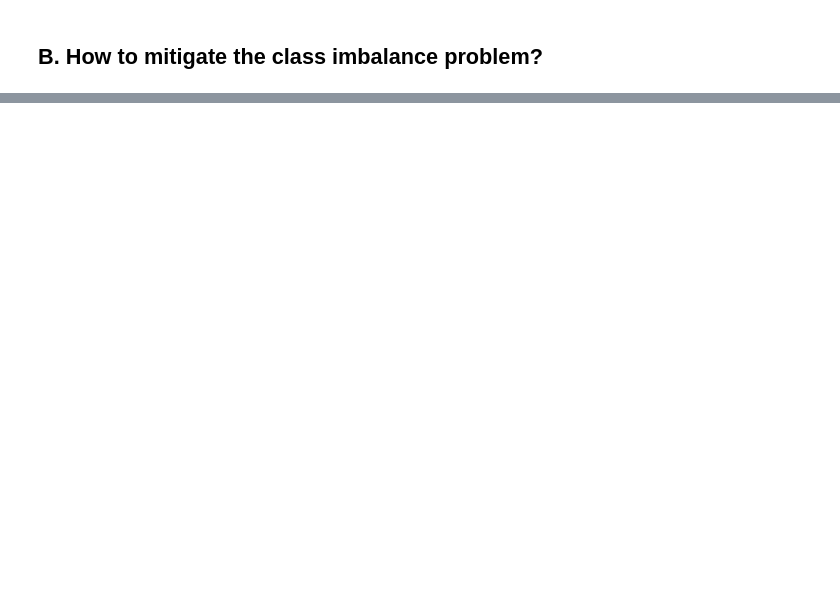
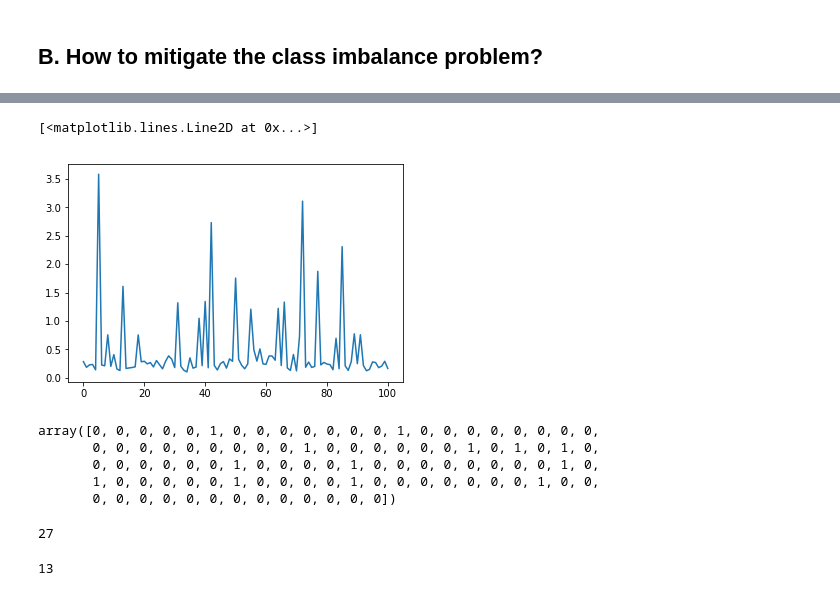
Before and after one commit to MhDia/MLteaching, a Jupyter notebook: ClassImbalanceOverview.ipynb, the cells around one changed output, grey strips where cells are left out. Saved outputs shown, nothing was run; the diff lists cells and outputs as text; code cells hidden in the pictures; blank space fills up the shorter version.

```diff
--- a/ClassImbalanceOverview.ipynb
+++ b/ClassImbalanceOverview.ipynb
@@ -79,0 +266,7 @@ Apply `class_weight` (or `sample_weight` in the `fit` method) in `sklearn`. This
+# %%
+prob_ratio_corr = prob_ratio/3
+# %%
+plt.plot(prob_ratio_corr)
+# %% [output]
+[<matplotlib.lines.Line2D at 0x...>]
+[figure, added]
@@ -79,0 +275,16 @@ Apply `class_weight` (or `sample_weight` in the `fit` method) in `sklearn`. This
+# %%
+y_test_pred_corr
+# %% [output]
+array([0, 0, 0, 0, 0, 1, 0, 0, 0, 0, 0, 0, 0, 1, 0, 0, 0, 0, 0, 0, 0, 0,
+       0, 0, 0, 0, 0, 0, 0, 0, 0, 1, 0, 0, 0, 0, 0, 0, 1, 0, 1, 0, 1, 0,
+       0, 0, 0, 0, 0, 0, 1, 0, 0, 0, 0, 1, 0, 0, 0, 0, 0, 0, 0, 0, 1, 0,
+       1, 0, 0, 0, 0, 0, 1, 0, 0, 0, 0, 1, 0, 0, 0, 0, 0, 0, 0, 1, 0, 0,
+       0, 0, 0, 0, 0, 0, 0, 0, 0, 0, 0, 0, 0])
+# %%
+sum(y_test_pred)
+# %% [output]
+27
+# %%
+sum(y_test_pred_corr)
+# %% [output]
+13
```
Also changed, not shown: parts of 40 cells of this notebook.
